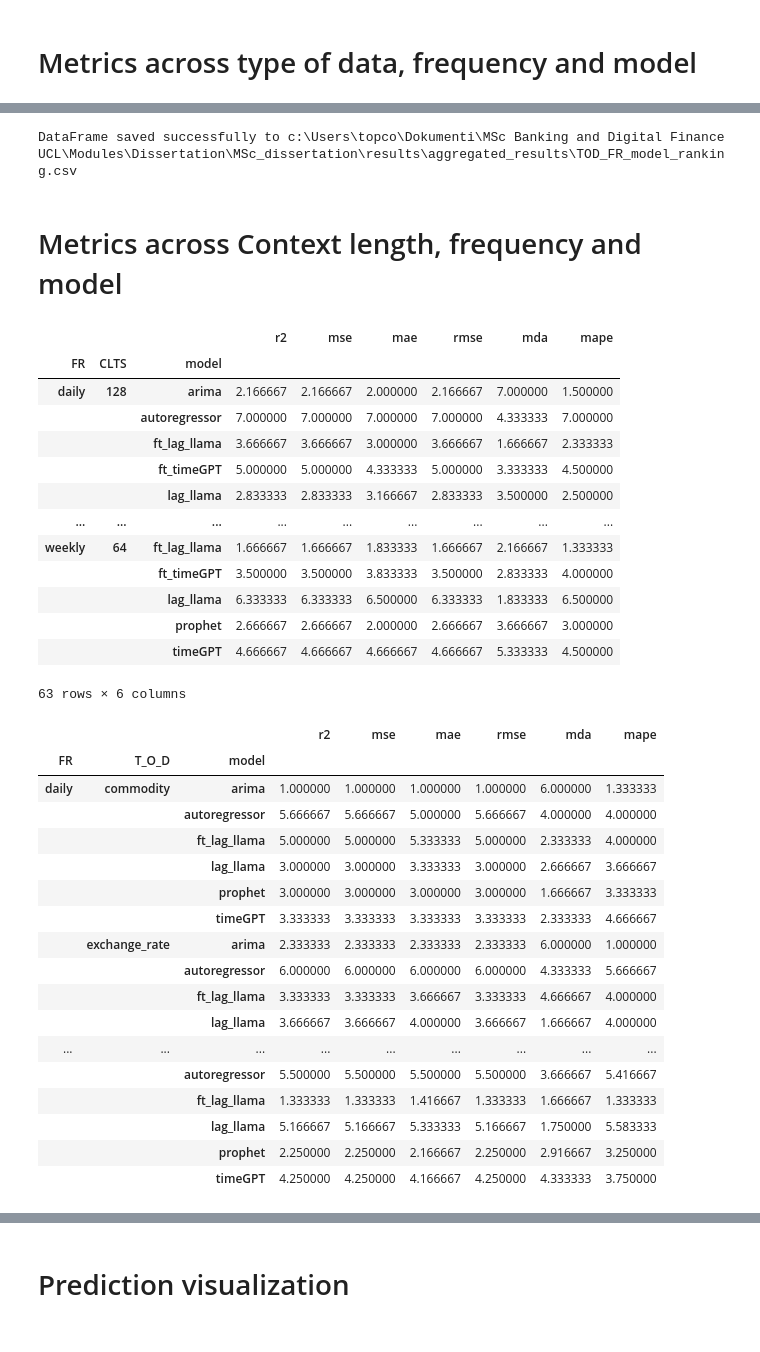
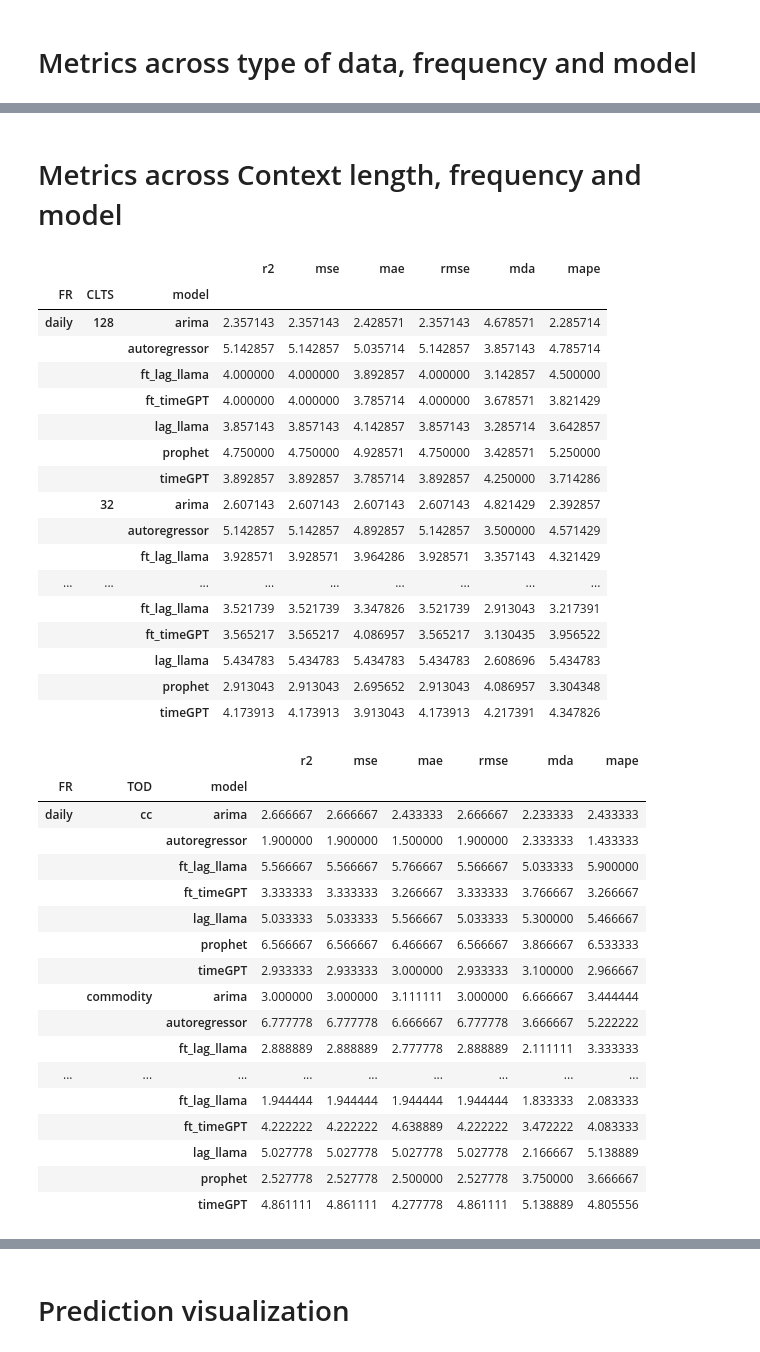
Before and after one commit to filip-topic/Time-Series-Foundation-Models-in-Financial-time-series-prediction, a Jupyter notebook: data_analysis.ipynb, the cells around one changed output, grey strips where cells are left out. Cells and saved outputs as stored; diff of their text form; code cells hidden in the pictures.

Commit message:
introduced time-series features into analysis

```diff
--- a/data_analysis.ipynb
+++ b/data_analysis.ipynb
@@ -80,0 +160,3 @@ for file in files:
+# %%
+pd.set_option('display.max_columns', 500)
+aggregated_ranking_with_data_features
@@ -300,7 +419,5 @@ tod_fr_model_ranking
 # %%
-save_dataframe_to_csv(tod_fr_model_ranking, os.path.join(aggregated_results_directory, "TOD_FR_model_ranking.csv"))
+#save_dataframe_to_csv(tod_fr_model_ranking, os.path.join(aggregated_results_directory, "TOD_FR_model_ranking.csv"))
-# %% [output]
-DataFrame saved successfully to c:\Users\topco\Dokumenti\MSc Banking and Digital Finance UCL\Modules\Dissertation\MSc_dissertation\results\aggregated_results\TOD_FR_model_ranking.csv
 # %% [markdown]
 # Metrics across Context length, frequency and model
 # %%
@@ -311,40 +428,44 @@ fr_clts_model_ranking
 # %% [output]
 |  |  |  | r2 | mse | mae | rmse | mda | mape |
 | FR | CLTS | model |  |  |  |  |  |  |
-| daily | 128 | arima | 2.166667 | 2.166667 | 2.000000 | 2.166667 | 7.000000 | 1.500000 |
-|  |  | autoregressor | 7.000000 | 7.000000 | 7.000000 | 7.000000 | 4.333333 | 7.000000 |
-|  |  | ft_lag_llama | 3.666667 | 3.666667 | 3.000000 | 3.666667 | 1.666667 | 2.333333 |
-|  |  | ft_timeGPT | 5.000000 | 5.000000 | 4.333333 | 5.000000 | 3.333333 | 4.500000 |
-|  |  | lag_llama | 2.833333 | 2.833333 | 3.166667 | 2.833333 | 3.500000 | 2.500000 |
+| daily | 128 | arima | 2.357143 | 2.357143 | 2.428571 | 2.357143 | 4.678571 | 2.285714 |
+|  |  | autoregressor | 5.142857 | 5.142857 | 5.035714 | 5.142857 | 3.857143 | 4.785714 |
+|  |  | ft_lag_llama | 4.000000 | 4.000000 | 3.892857 | 4.000000 | 3.142857 | 4.500000 |
+|  |  | ft_timeGPT | 4.000000 | 4.000000 | 3.785714 | 4.000000 | 3.678571 | 3.821429 |
+|  |  | lag_llama | 3.857143 | 3.857143 | 4.142857 | 3.857143 | 3.285714 | 3.642857 |
+|  |  | prophet | 4.750000 | 4.750000 | 4.928571 | 4.750000 | 3.428571 | 5.250000 |
+|  |  | timeGPT | 3.892857 | 3.892857 | 3.785714 | 3.892857 | 4.250000 | 3.714286 |
+|  | 32 | arima | 2.607143 | 2.607143 | 2.607143 | 2.607143 | 4.821429 | 2.392857 |
+|  |  | autoregressor | 5.142857 | 5.142857 | 4.892857 | 5.142857 | 3.500000 | 4.571429 |
+|  |  | ft_lag_llama | 3.928571 | 3.928571 | 3.964286 | 3.928571 | 3.357143 | 4.321429 |
 | ... | ... | ... | ... | ... | ... | ... | ... | ... |
-| weekly | 64 | ft_lag_llama | 1.666667 | 1.666667 | 1.833333 | 1.666667 | 2.166667 | 1.333333 |
-|  |  | ft_timeGPT | 3.500000 | 3.500000 | 3.833333 | 3.500000 | 2.833333 | 4.000000 |
-|  |  | lag_llama | 6.333333 | 6.333333 | 6.500000 | 6.333333 | 1.833333 | 6.500000 |
-|  |  | prophet | 2.666667 | 2.666667 | 2.000000 | 2.666667 | 3.666667 | 3.000000 |
-|  |  | timeGPT | 4.666667 | 4.666667 | 4.666667 | 4.666667 | 5.333333 | 4.500000 |
+|  |  | ft_lag_llama | 3.521739 | 3.521739 | 3.347826 | 3.521739 | 2.913043 | 3.217391 |
+|  |  | ft_timeGPT | 3.565217 | 3.565217 | 4.086957 | 3.565217 | 3.130435 | 3.956522 |
+|  |  | lag_llama | 5.434783 | 5.434783 | 5.434783 | 5.434783 | 2.608696 | 5.434783 |
+|  |  | prophet | 2.913043 | 2.913043 | 2.695652 | 2.913043 | 4.086957 | 3.304348 |
+|  |  | timeGPT | 4.173913 | 4.173913 | 3.913043 | 4.173913 | 4.217391 | 4.347826 |
-63 rows × 6 columns
 # %%
-metrics = ["r2", "mse", "mae", "rmse", "mda", "mape", "model", "FR", "T_O_D"]
-group = ["FR", "T_O_D", "model"]
+metrics = ["r2", "mse", "mae", "rmse", "mda", "mape", "model", "FR", "TOD"]
+group = ["FR", "TOD", "model"]
 fr_tod_model_ranking = aggregated_ranking[metrics].groupby(group).mean()
 fr_tod_model_ranking
 # %% [output]
 |  |  |  | r2 | mse | mae | rmse | mda | mape |
-| FR | T_O_D | model |  |  |  |  |  |  |
-| daily | commodity | arima | 1.000000 | 1.000000 | 1.000000 | 1.000000 | 6.000000 | 1.333333 |
-|  |  | autoregressor | 5.666667 | 5.666667 | 5.000000 | 5.666667 | 4.000000 | 4.000000 |
-|  |  | ft_lag_llama | 5.000000 | 5.000000 | 5.333333 | 5.000000 | 2.333333 | 4.000000 |
-|  |  | lag_llama | 3.000000 | 3.000000 | 3.333333 | 3.000000 | 2.666667 | 3.666667 |
-|  |  | prophet | 3.000000 | 3.000000 | 3.000000 | 3.000000 | 1.666667 | 3.333333 |
-|  |  | timeGPT | 3.333333 | 3.333333 | 3.333333 | 3.333333 | 2.333333 | 4.666667 |
-|  | exchange_rate | arima | 2.333333 | 2.333333 | 2.333333 | 2.333333 | 6.000000 | 1.000000 |
-|  |  | autoregressor | 6.000000 | 6.000000 | 6.000000 | 6.000000 | 4.333333 | 5.666667 |
-|  |  | ft_lag_llama | 3.333333 | 3.333333 | 3.666667 | 3.333333 | 4.666667 | 4.000000 |
-|  |  | lag_llama | 3.666667 | 3.666667 | 4.000000 | 3.666667 | 1.666667 | 4.000000 |
+| FR | TOD | model |  |  |  |  |  |  |
+| daily | cc | arima | 2.666667 | 2.666667 | 2.433333 | 2.666667 | 2.233333 | 2.433333 |
+|  |  | autoregressor | 1.900000 | 1.900000 | 1.500000 | 1.900000 | 2.333333 | 1.433333 |
+|  |  | ft_lag_llama | 5.566667 | 5.566667 | 5.766667 | 5.566667 | 5.033333 | 5.900000 |
+|  |  | ft_timeGPT | 3.333333 | 3.333333 | 3.266667 | 3.333333 | 3.766667 | 3.266667 |
+|  |  | lag_llama | 5.033333 | 5.033333 | 5.566667 | 5.033333 | 5.300000 | 5.466667 |
+|  |  | prophet | 6.566667 | 6.566667 | 6.466667 | 6.566667 | 3.866667 | 6.533333 |
+|  |  | timeGPT | 2.933333 | 2.933333 | 3.000000 | 2.933333 | 3.100000 | 2.966667 |
+|  | commodity | arima | 3.000000 | 3.000000 | 3.111111 | 3.000000 | 6.666667 | 3.444444 |
+|  |  | autoregressor | 6.777778 | 6.777778 | 6.666667 | 6.777778 | 3.666667 | 5.222222 |
+|  |  | ft_lag_llama | 2.888889 | 2.888889 | 2.777778 | 2.888889 | 2.111111 | 3.333333 |
 | ... | ... | ... | ... | ... | ... | ... | ... | ... |
-|  |  | autoregressor | 5.500000 | 5.500000 | 5.500000 | 5.500000 | 3.666667 | 5.416667 |
-|  |  | ft_lag_llama | 1.333333 | 1.333333 | 1.416667 | 1.333333 | 1.666667 | 1.333333 |
-|  |  | lag_llama | 5.166667 | 5.166667 | 5.333333 | 5.166667 | 1.750000 | 5.583333 |
-|  |  | prophet | 2.250000 | 2.250000 | 2.166667 | 2.250000 | 2.916667 | 3.250000 |
-|  |  | timeGPT | 4.250000 | 4.250000 | 4.166667 | 4.250000 | 4.333333 | 3.750000 |
+|  |  | ft_lag_llama | 1.944444 | 1.944444 | 1.944444 | 1.944444 | 1.833333 | 2.083333 |
+|  |  | ft_timeGPT | 4.222222 | 4.222222 | 4.638889 | 4.222222 | 3.472222 | 4.083333 |
+|  |  | lag_llama | 5.027778 | 5.027778 | 5.027778 | 5.027778 | 2.166667 | 5.138889 |
+|  |  | prophet | 2.527778 | 2.527778 | 2.500000 | 2.527778 | 3.750000 | 3.666667 |
+|  |  | timeGPT | 4.861111 | 4.861111 | 4.277778 | 4.861111 | 5.138889 | 4.805556 |
 # %%
```
Also changed, not shown: parts of 38 cells of this notebook, 15 other files.
